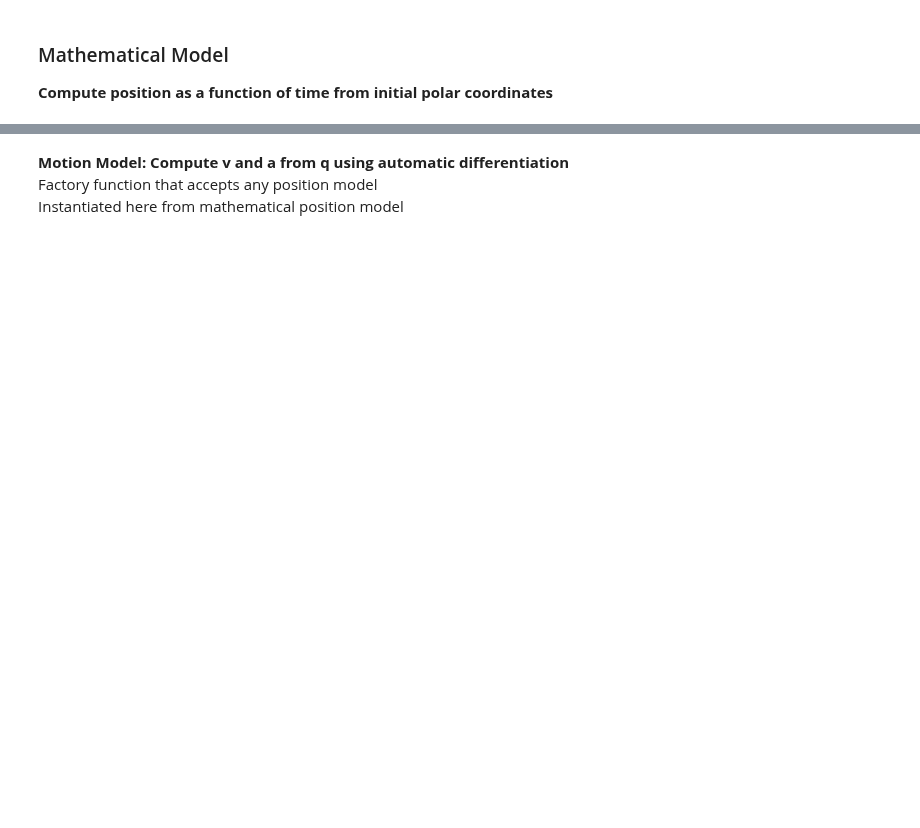
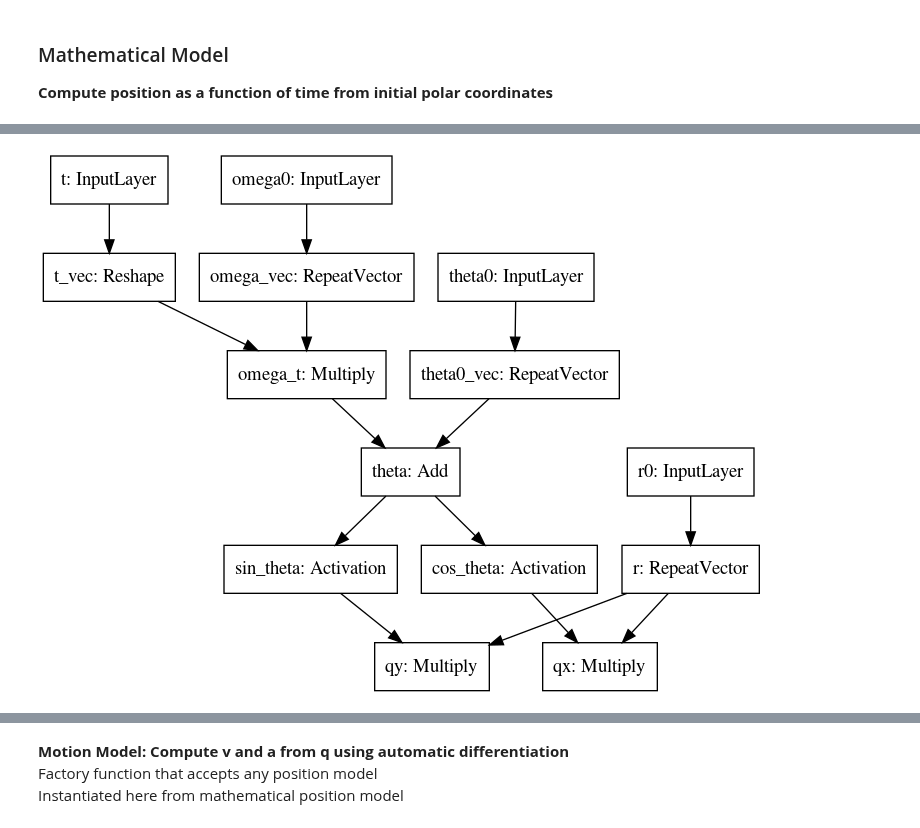
Before and after one commit to memanuel/IACS-n-body, a Jupyter notebook: src/two-body-restricted-circular.ipynb, the cells around one changed output, grey strips where cells are left out. Drawn from its saved outputs; the diff is of its cells as text; code cells hidden in the pictures; blank space fills up the shorter version.

```diff
--- a/src/two-body-restricted-circular.ipynb
+++ b/src/two-body-restricted-circular.ipynb
@@ -202,4 +218,6 @@ print(f'qy = {qy.shape}')
 # %%
-keras.utils.plot_model(position_model_math, './model_plots/position_model_math.png')
+keras.utils.plot_model(position_model_math, '../figs/model_plots/position_model_math.png')
+# %% [output]
+[figure, added]
 # %%
 position_model_math.summary()
```
Also changed, not shown: parts of 26 cells of this notebook, 4 other files.
